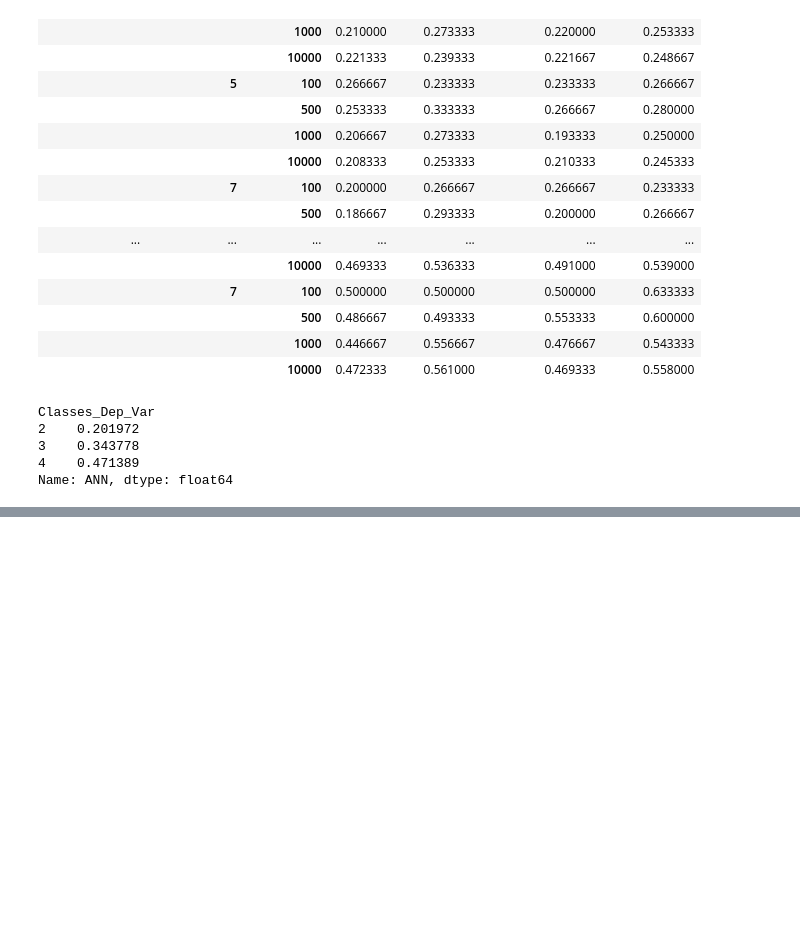
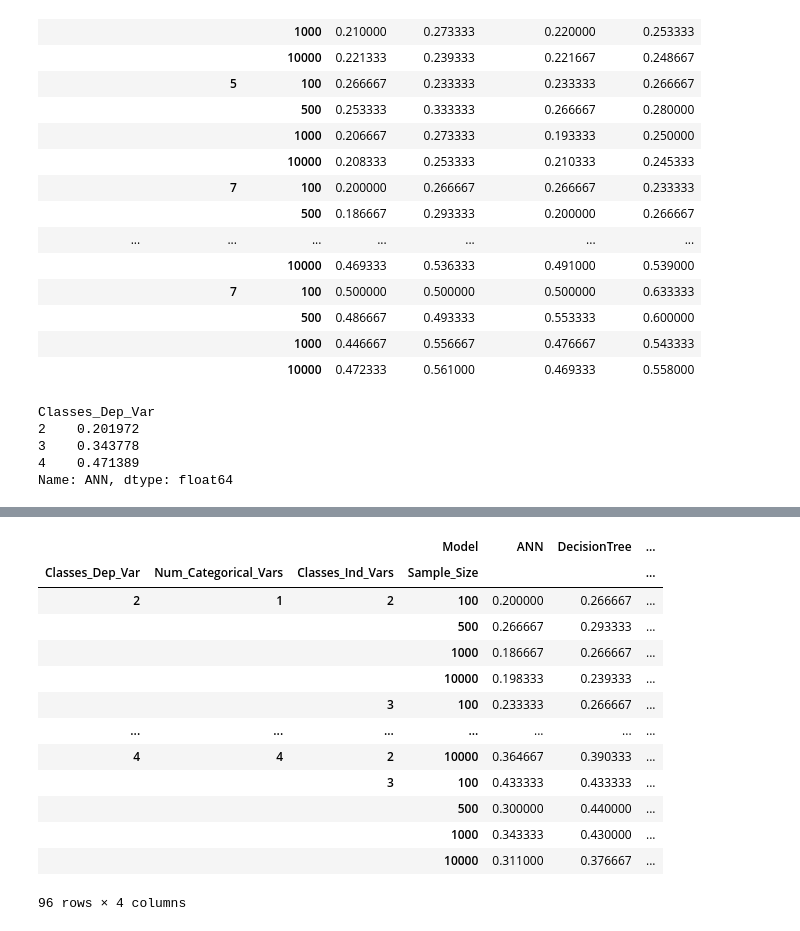
Before and after one commit to frederikpanse/psychometric_replication, a Jupyter notebook: exp/exp_FP_11_getSummaryTables.ipynb, the cells around one changed output, grey strips where cells are left out. Saved outputs shown, nothing was run; the diff lists cells and outputs as text; code cells hidden in the pictures; blank space fills up the shorter version.

```diff
--- a/exp/exp_FP_11_getSummaryTables.ipynb
+++ b/exp/exp_FP_11_getSummaryTables.ipynb
@@ -126,0 +233,46 @@ Name: ANN, dtype: float64
+# %%
+grouped = df_5.groupby(['Classes_Dep_Var', 'Num_Categorical_Vars', 'Classes_Ind_Vars', 'Sample_Size', 'Model'])
+result_5 = []
+
+for group, frame in grouped:
+    # Find the combination of hyperparameters that minimizes misclassification error
+    best_hyperparams = frame.loc[frame['Misclassification'].idxmin(), ['Hyperparameter_1', 'Hyperparameter_2', 'Hyperparameter_3']]
+    best_frame = frame[(frame['Hyperparameter_1'] == best_hyperparams['Hyperparameter_1']) &
+                       (frame['Hyperparameter_2'] == best_hyperparams['Hyperparameter_2']) &
+                       (frame['Hyperparameter_3'] == best_hyperparams['Hyperparameter_3'])]
+    mean_misclassification = best_frame['Misclassification'].mean()
+
+    result_5.append({
+        'Classes_Dep_Var': group[0],
+        'Num_Categorical_Vars': group[1],
+        'Classes_Ind_Vars': group[2],
+        'Sample_Size': group[3],
+        'Model': group[4],
+        'Mean_Misclassification': mean_misclassification
+    })
+
+
+results_5 = pd.DataFrame(result_5)
+
+# Pivot table for the desired format
+table5 = results_5.pivot_table(
+    index=['Classes_Dep_Var', 'Num_Categorical_Vars', 'Classes_Ind_Vars', 'Sample_Size'],
+    columns='Model',
+    values='Mean_Misclassification'
+)
+table5
+# %% [output]
+|  |  |  | Model | ANN | DecisionTree | ... |
+| Classes_Dep_Var | Num_Categorical_Vars | Classes_Ind_Vars | Sample_Size |  |  | ... |
+| 2 | 1 | 2 | 100 | 0.200000 | 0.266667 | ... |
+|  |  |  | 500 | 0.266667 | 0.293333 | ... |
+|  |  |  | 1000 | 0.186667 | 0.266667 | ... |
+|  |  |  | 10000 | 0.198333 | 0.239333 | ... |
+|  |  | 3 | 100 | 0.233333 | 0.266667 | ... |
+| ... | ... | ... | ... | ... | ... | ... |
+| 4 | 4 | 2 | 10000 | 0.364667 | 0.390333 | ... |
+|  |  | 3 | 100 | 0.433333 | 0.433333 | ... |
+|  |  |  | 500 | 0.300000 | 0.440000 | ... |
+|  |  |  | 1000 | 0.343333 | 0.430000 | ... |
+|  |  |  | 10000 | 0.311000 | 0.376667 | ... |
+96 rows × 4 columns
```
Also changed, not shown: parts of 11 cells of this notebook, 3 other files.
